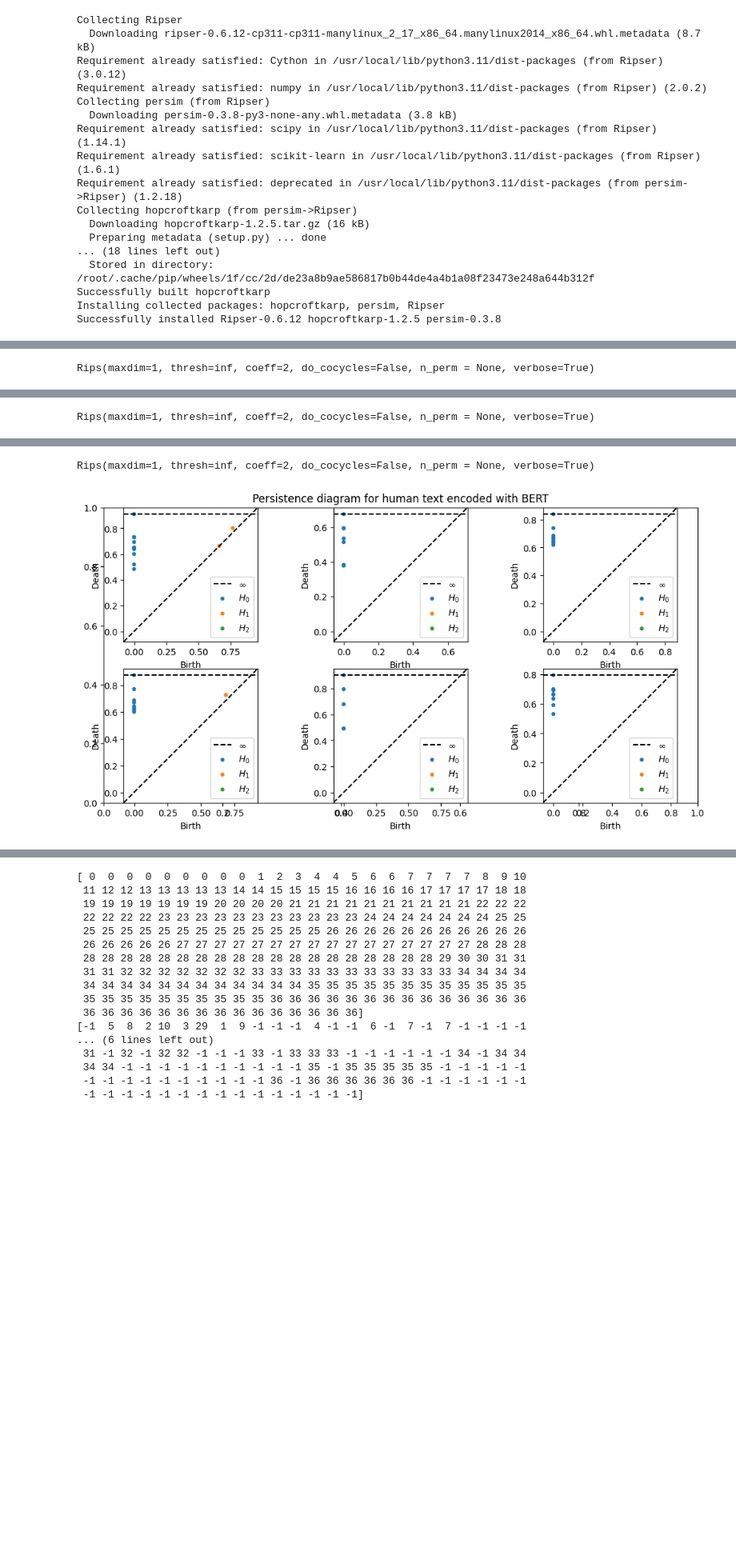
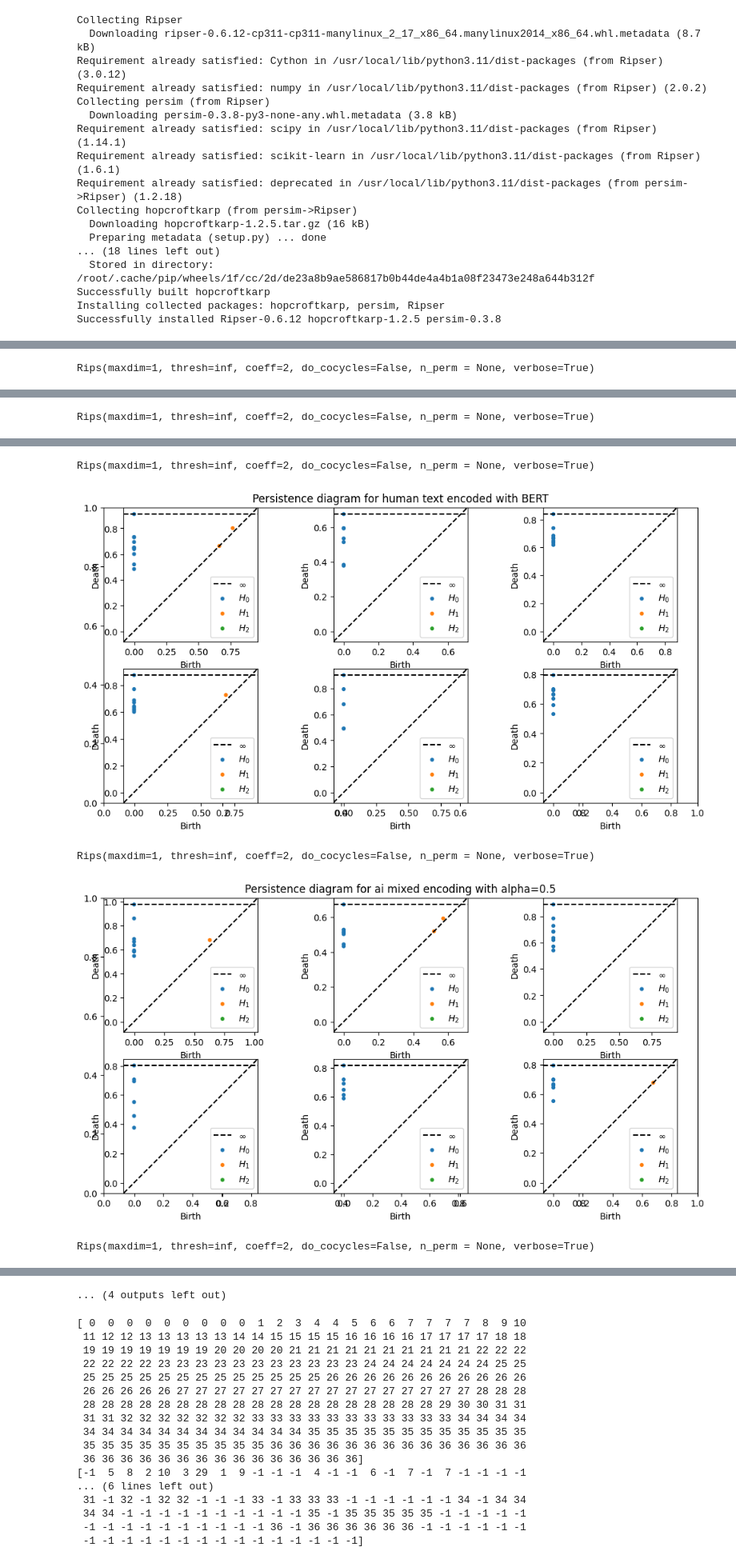
Before and after one commit to aguilin1/tda_ai_text_generation, a Jupyter notebook: tda_ai_text_detection.ipynb, the cells around one changed output, grey strips where cells are left out. Shown at 80% size. Saved outputs shown, nothing was run; the diff lists cells and outputs as text; code cells hidden in the pictures; blank space fills up the shorter version.

Commit message:
Mixed distance metric

```diff
--- a/tda_ai_text_detection.ipynb
+++ b/tda_ai_text_detection.ipynb
@@ -117,31 +137,63 @@ def run_evaluation(abstract_type, embedding_type):
   rips = Rips()
   bert_diagrams = []
   plt.figure(figsize=(12,6))
   plt.title("Persistence diagram for {} text encoded with {}".format(abstract_type, embedding_type.upper()))
   subplot = 1
   for i, embeddings in enumerate(batch_embeddings[0:6]):
-    distances = cosSimDistanceMatrix(embeddings)
+    distances = angular_distance_matrix(embeddings)
+    diagram = ripserFiltration(distances)
+    bert_diagrams.append(diagram)
+
+    plt.subplot(2,3,subplot)
+    subplot += 1
+    rips.plot(diagram, show=False)
+
+
+  plt.show()
+
+
+def run_mixed_encoding_evaluation(abstract_type, alpha, n):
+  _, batch_bow_embeddings = load_cached_embeddings(abstract_type, 'bow')
+  _, batch_bert_embeddings = load_cached_embeddings(abstract_type, 'bert')
+  if alpha < 0.0 and alpha > 1.0:
+    raise ValueError("alpha must be between 0 and 1")
+
+  rips = Rips()
+  bert_diagrams = []
+  plt.figure(figsize=(12,6))
+  plt.title("Persistence diagram for {} mixed encoding with alpha={}".format(abstract_type, alpha))
+  subplot = 1
+  for i in range(n):
+    distances = mixed_distance_matrix(batch_bow_embeddings[i], batch_bert_embeddings[i], alpha)
     diagram = ripserFiltration(distances)
     bert_diagrams.append(diagram)
 
     plt.subplot(2,3,subplot)
     subplot += 1
     rips.plot(diagram, show=False)
 
 
   plt.show()
 
 run_evaluation('ai', 'bow')
 run_evaluation('human', 'bow')
 
 run_evaluation('ai', 'bert')
 run_evaluation('human', 'bert')
+
+run_mixed_encoding_evaluation('ai', 0.5, 6)
+run_mixed_encoding_evaluation('ai', 0.2, 6)
+run_mixed_encoding_evaluation('human', 0.5, 6)
+run_mixed_encoding_evaluation('human', 0.2, 6)
 # %% [output]
 Rips(maxdim=1, thresh=inf, coeff=2, do_cocycles=False, n_perm = None, verbose=True)
 [figure]
 Rips(maxdim=1, thresh=inf, coeff=2, do_cocycles=False, n_perm = None, verbose=True)
 [figure]
 Rips(maxdim=1, thresh=inf, coeff=2, do_cocycles=False, n_perm = None, verbose=True)
 [figure]
 Rips(maxdim=1, thresh=inf, coeff=2, do_cocycles=False, n_perm = None, verbose=True)
 [figure]
+Rips(maxdim=1, thresh=inf, coeff=2, do_cocycles=False, n_perm = None, verbose=True)
+[figure, added]
+Rips(maxdim=1, thresh=inf, coeff=2, do_cocycles=False, n_perm = None, verbose=True)
@@ -148,3 +201,4 @@ Rips(maxdim=1, thresh=inf, coeff=2, do_cocycles=False, n_perm = None, verbose=Tr
+... (4 outputs left out)
 # %%
 ## To wrap the array outputs for readability
 from IPython.display import HTML, display
```
Also changed, not shown: parts of 2 cells of this notebook.
